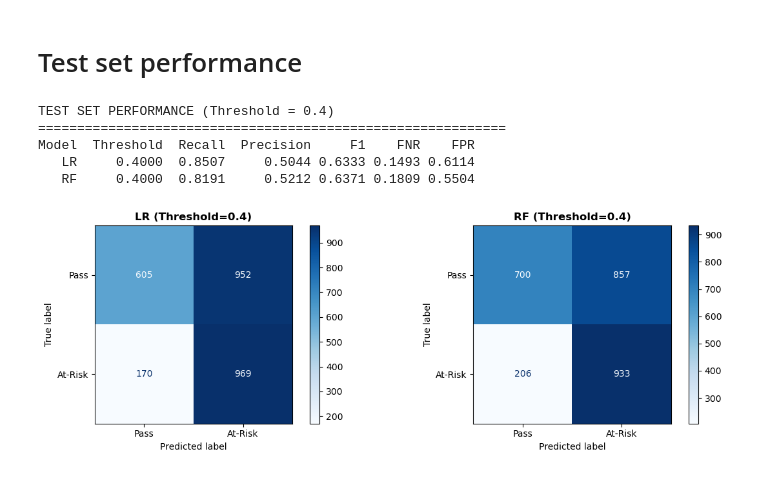
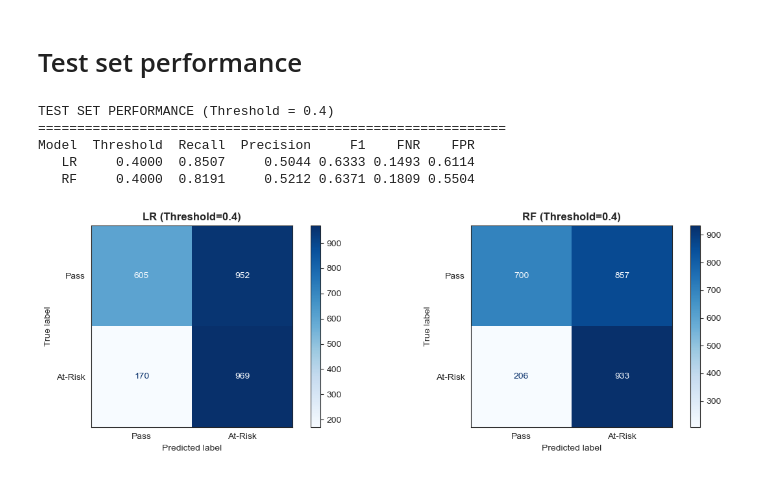
Before and after one commit to Erdos-Projects/fall-2025-risk-factors-in-online-courses, a Jupyter notebook: main_pipeline.ipynb, the cells around one changed output. Cells and saved outputs as stored; diff of their text form; code cells hidden in the pictures.

```diff
--- a/main_pipeline.ipynb
+++ b/main_pipeline.ipynb
@@ -311,9 +314,9 @@ This section subsets the dataset to exclude: <br>
 This is the final dataset used in the models.
 # %%
 # run this code block only if not continuing from above
-n_weeks=3 # User-selected timeframe over which to subset data and calculate features
-df_early = pd.read_csv(f"Data/data_pre_thru_week{n_weeks}.csv")
-assessments = pd.read_csv("Data/assessments_OULAD.csv")
+# n_weeks=3 # User-selected timeframe over which to subset data and calculate features
+# df_early = pd.read_csv(f"data/data_pre_thru_week{n_weeks}.csv")
+# assessments = pd.read_csv("data/assessments_OULAD.csv")
 # %%
 from data_selection import student_selection, course_selection
 
@@ -379,8 +382,8 @@ df = df_early_subset # for subsequent code
 ## Define models
 # %%
 # run this code block only if not continuing from above
-n_weeks=3 # User-selected timeframe over which to subset data and calculate features
-df = pd.read_csv(f"Data/subset_data_pre_thru_week{n_weeks}.csv")
+# n_weeks=3 # User-selected timeframe over which to subset data and calculate features
+# df = pd.read_csv(f"data/subset_data_pre_thru_week{n_weeks}.csv")
 # %%
 from sklearn.model_selection import train_test_split
 
@@ -411,7 +414,7 @@ print(f"Random seed set to {SEED}")
 Random seed set to 42
 # %%
 # Define preprocessors
-scale_cols = ['content_focus_pre_w3', 'collaborative_focus_pre_w3', 'active_days_per_week_pre_w3',
+scale_cols = ['content_focus_pre_w3', 'collaborative_focus_pre_w3', 'std_weekly_consistency_pre_w3',
             'std_regularity_pre_w3', 'vle_richness_pre_w3', 'diversity_shannon_pre_w3',
             'total_vle_pre_w3']
 cat_cols = ['code_module', 'submission_type']
@@ -527,5 +530,2 @@ Best recall: 0.6365
-# %%
-# option to import if final_models.pkl is already saved,
-final_models = joblib.load("final_models.pkl")
 # %% [markdown]
 ## Further analysis
@@ -621,29 +644,31 @@ plt.show()
 # %%
 # Test Set Evaluation at Threshold 0.4
 from sklearn.metrics import confusion_matrix, ConfusionMatrixDisplay
 
 y_test_numeric = y_test if y_test.dtype != 'object' else y_test.apply(lambda x: int(x[0]))
 models_eval = [('LR', tuned_models['LR']), ('RF', tuned_models['RF'])]
 
 # Calculate metrics
 results = metrics_at_thresholds([0.4],models_eval, X_test, y_test_numeric)
 print("TEST SET PERFORMANCE (Threshold = 0.4)")
 print("=" * 60)
 print(pd.DataFrame(results).to_string(index=False, float_format=lambda x: f'{x:.4f}'))
 
 # Confusion matrices
+sns.set_style("white")
 fig, axes = plt.subplots(1, 2, figsize=(12, 4))
 for idx, (name, model) in enumerate(models_eval):
     y_pred = (model.predict_proba(X_test)[:, 1] >= 0.4).astype(int)
     ConfusionMatrixDisplay(confusion_matrix(y_test_numeric, y_pred),
                           display_labels=['Pass', 'At-Risk']).plot(cmap='Blues', ax=axes[idx], values_format='d')
     axes[idx].set_title(f'{name} (Threshold=0.4)', fontweight='bold')
 plt.tight_layout()
+plt.savefig("results/modeling_confusionmatrixfortopmodels.png")
 plt.show()
 # %% [output]
 TEST SET PERFORMANCE (Threshold = 0.4)
 ============================================================
 Model  Threshold  Recall  Precision     F1    FNR    FPR
    LR     0.4000  0.8507     0.5044 0.6333 0.1493 0.6114
    RF     0.4000  0.8191     0.5212 0.6371 0.1809 0.5504
-[figure, old version]
+[figure, new version]
```
Also changed, not shown: parts of 19 cells of this notebook, 20 other files.
